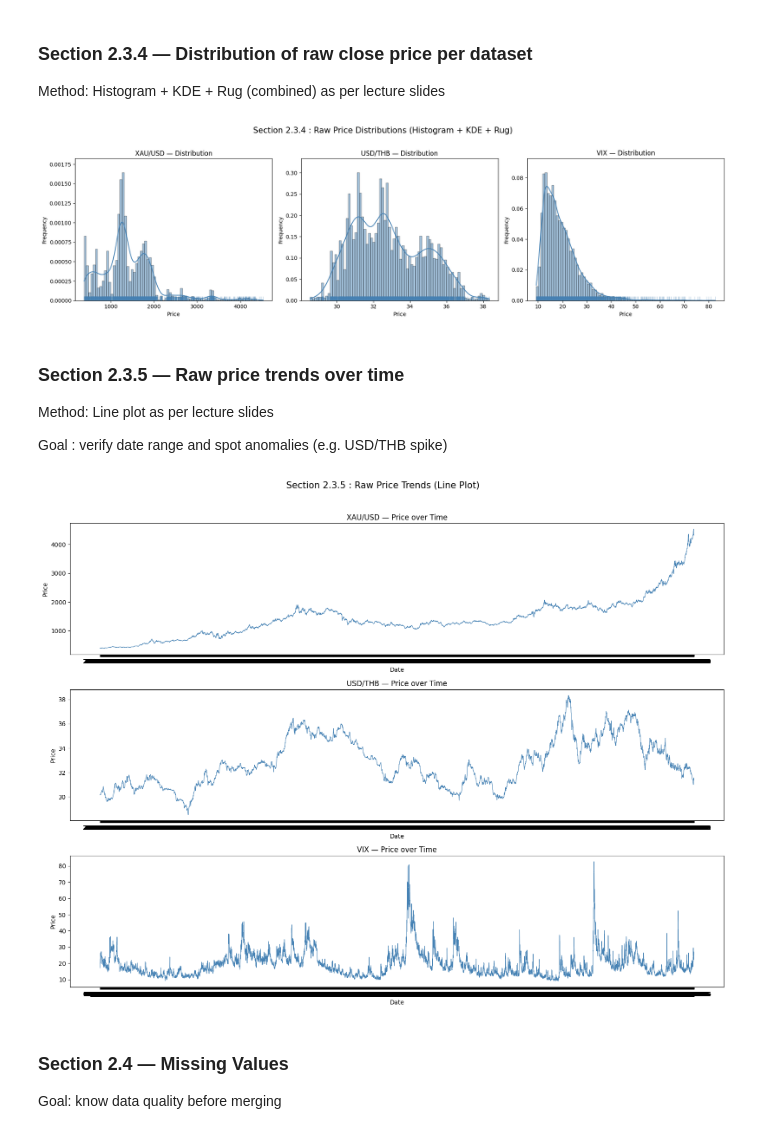
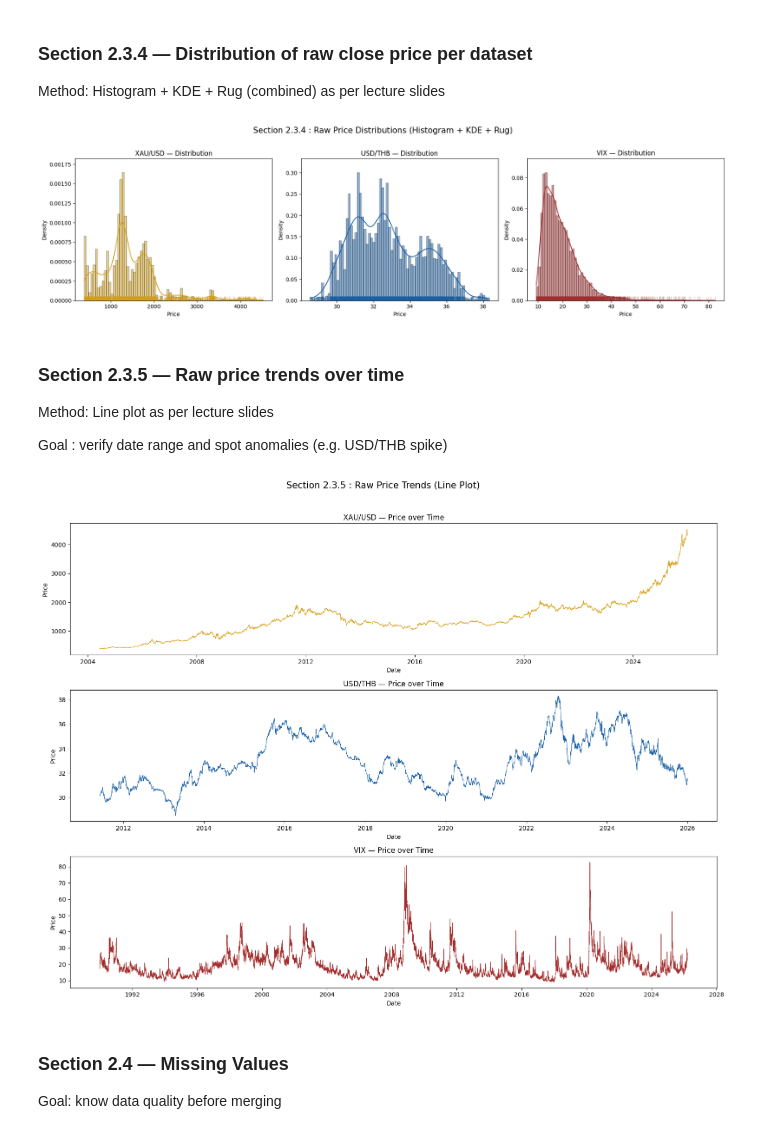
Before and after one commit to athiphat67/CN340_DATA-SCIENCE-FOR-SIGNAL-PROCESSING_PROJECT, a Jupyter notebook: Src/Phase2_EDA.ipynb, the cells around one changed output. Saved outputs shown, nothing was run; the diff lists cells and outputs as text; code cells hidden in the pictures.

```diff
--- a/Src/Phase2_EDA.ipynb
+++ b/Src/Phase2_EDA.ipynb
@@ -16,9 +16,12 @@ import seaborn as sns
 !gdown "https://drive.google.com/uc?id=1M-C3GMQDAV7ruzKJsySEvPvWJCLib603" -O VIX_History.csv
 
 # Load into DataFrames
-xauusd_df = pd.read_csv('XAUUSD_Daily.csv', sep='\t')
-usdthb_df = pd.read_csv('USDTHB_Daily.csv', sep='\t')
-vix_df    = pd.read_csv('VIX_History.csv')
+# XAU/USD and USD/THB (tab-separated, column name = '<DATE>')
+xauusd_df = pd.read_csv('XAUUSD_Daily.csv', sep='\t', parse_dates=['<DATE>'])
+usdthb_df = pd.read_csv('USDTHB_Daily.csv', sep='\t', parse_dates=['<DATE>'])
+
+# VIX (column name = 'DATE')
+vix_df = pd.read_csv('VIX_History.csv', parse_dates=['DATE'])
 
 print("")
 print("✅ Raw data loaded successfully")
@@ -219,12 +221,15 @@ Outlier Detection (IQR Method)
 # %%
 # Boxplot — visual confirmation of IQR result above
+COLORS = {'XAU/USD': '#D4A017', 'USD/THB': '#185FA5', 'VIX': '#A32D2D'}
+
 fig, axes = plt.subplots(1, 3, figsize=(18, 4))
 for ax, (name, df, col) in zip(axes, datasets):
-    sns.boxplot(x=df[col], ax=ax, color='steelblue')
+    sns.boxplot(x=df[col], ax=ax, color=COLORS[name])
     ax.set_title(f"{name} — Boxplot")
     ax.set_xlabel("Price")
 
 plt.suptitle("Section 2.3.2 : Outlier Detection (IQR + Boxplot)", fontsize=15, y=1.02)
 plt.tight_layout()
+plt.savefig("Boxplot.png",  dpi=300, bbox_inches='tight')
 plt.show()
 # %% [output]
@@ -256,8 +261,8 @@ for name, df, col in datasets:
                 "⚠️  left-skewed"  if skew < -1 else \
                 "✅  approx. symmetric"
 
-    kurt_flag = "⚠️  fat tails — extreme events likely" if kurt > 3 else \
-                "✅  normal tails"
+    kurt_flag = "⚠️  fat tails — extreme events likely" if kurt > 1 else \
+            "✅  normal tails (excess kurtosis)"
 
     print(f"\n{name}")
     print(f"   Skewness : {skew:+.4f}  →  {skew_flag}")
@@ -286,18 +291,19 @@ fig, axes = plt.subplots(1, 3, figsize=(18, 5))
 
 for ax, (name, df, col) in zip(axes, datasets):
     sns.histplot(df[col], kde=True, bins=80, stat='density',
-                 ax=ax, color='steelblue', alpha=0.5)
-    sns.rugplot(df[col], ax=ax, color='steelblue', height=0.03, alpha=0.3)
+                 ax=ax, color=COLORS[name], alpha=0.5)
+    sns.rugplot(df[col], ax=ax, color=COLORS[name], height=0.03, alpha=0.3)
     ax.set_title(f"{name} — Distribution")
     ax.set_xlabel("Price")
-    ax.set_ylabel("Frequency")
+    ax.set_ylabel("Density")
 
 plt.suptitle("Section 2.3.4 : Raw Price Distributions (Histogram + KDE + Rug)",
              fontsize=15, y=1.02)
 plt.tight_layout()
+plt.savefig("Raw_Price_Distributions(Histogram+KDE+Rug).png",  dpi=300, bbox_inches='tight')
 plt.show()
 # %% [output]
-[figure, old version]
+[figure, new version]
 # %% [markdown]
 ### Section 2.3.5 — Raw price trends over time
 Method: Line plot as per lecture slides
@@ -306,18 +312,19 @@ Goal : verify date range and spot anomalies (e.g. USD/THB spike)
 # %%
 fig, axes = plt.subplots(3, 1, figsize=(16, 12))
 
 for ax, (name, df, col) in zip(axes, datasets):
     date_col = '<DATE>' if '<DATE>' in df.columns else 'DATE'
-    ax.plot(df[date_col], df[col], linewidth=0.8, color='steelblue')
+    ax.plot(df[date_col], df[col], linewidth=0.8, color=COLORS[name])
     ax.set_title(f"{name} — Price over Time")
     ax.set_xlabel("Date")
     ax.set_ylabel("Price")
 
 plt.suptitle("Section 2.3.5 : Raw Price Trends (Line Plot)", fontsize=15, y=1.02)
 plt.tight_layout()
+plt.savefig("Raw_Price_Trends(Line_Plot).png",  dpi=300, bbox_inches='tight')
 plt.show()
 # %% [output]
-[figure, old version]
+[figure, new version]
 # %% [markdown]
 ### Section 2.4 — Missing Values
 Goal: know data quality before merging
```
Also changed, not shown: parts of 5 cells of this notebook.
